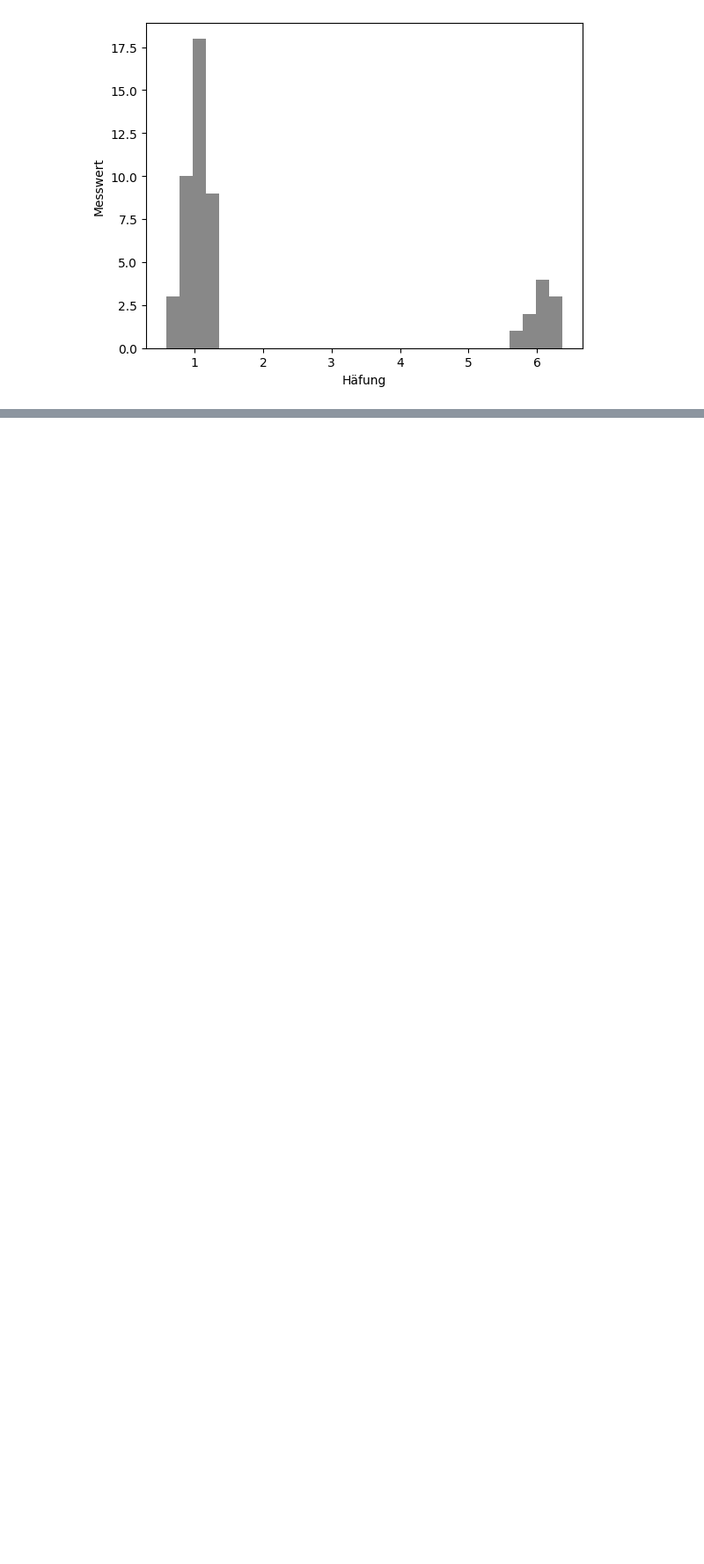
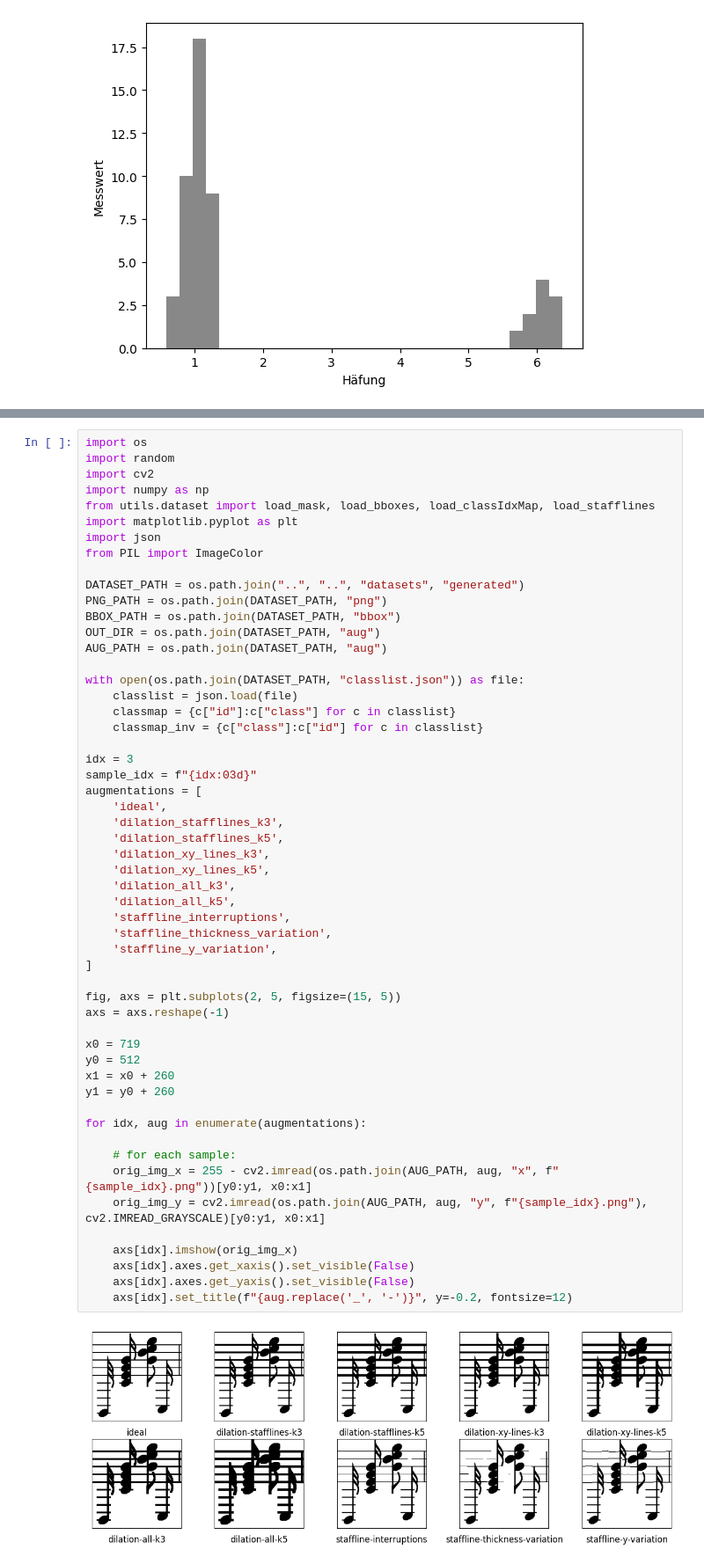
Before and after one commit to nudopnu/omr-unet, a Jupyter notebook: thesis-plots.ipynb, the cells around one changed output, grey strips where cells are left out. Shown: that part at 88% size. Drawn from its saved outputs; the diff is of its cells as text; blank space fills up the shorter version.

```diff
--- a/thesis-plots.ipynb
+++ b/thesis-plots.ipynb
@@ -284,0 +450,56 @@ Text(0.5, 0, 'Häfung')
+# %%
+import os
+import random
+import cv2
+import numpy as np
+from utils.dataset import load_mask, load_bboxes, load_classIdxMap, load_stafflines
+import matplotlib.pyplot as plt
+import json
+from PIL import ImageColor
+
+DATASET_PATH = os.path.join("..", "..", "datasets", "generated")
+PNG_PATH = os.path.join(DATASET_PATH, "png")
+BBOX_PATH = os.path.join(DATASET_PATH, "bbox")
+OUT_DIR = os.path.join(DATASET_PATH, "aug")
+AUG_PATH = os.path.join(DATASET_PATH, "aug")
+
+with open(os.path.join(DATASET_PATH, "classlist.json")) as file:
+    classlist = json.load(file)
+    classmap = {c["id"]:c["class"] for c in classlist}
+    classmap_inv = {c["class"]:c["id"] for c in classlist}
+
+idx = 3
+sample_idx = f"{idx:03d}"
+augmentations = [
+    'ideal',
+    'dilation_stafflines_k3',
+    'dilation_stafflines_k5',
+    'dilation_xy_lines_k3',
+    'dilation_xy_lines_k5',
+    'dilation_all_k3',
+    'dilation_all_k5',
+    'staffline_interruptions',
+    'staffline_thickness_variation',
+    'staffline_y_variation',
+]
+
+fig, axs = plt.subplots(2, 5, figsize=(15, 5))
+axs = axs.reshape(-1)
+
+x0 = 719
+y0 = 512
+x1 = x0 + 260
+y1 = y0 + 260
+
+for idx, aug in enumerate(augmentations):
+
+    # for each sample:
+    orig_img_x = 255 - cv2.imread(os.path.join(AUG_PATH, aug, "x", f"{sample_idx}.png"))[y0:y1, x0:x1]
+    orig_img_y = cv2.imread(os.path.join(AUG_PATH, aug, "y", f"{sample_idx}.png"), cv2.IMREAD_GRAYSCALE)[y0:y1, x0:x1]
+
+    axs[idx].imshow(orig_img_x)
+    axs[idx].axes.get_xaxis().set_visible(False)
+    axs[idx].axes.get_yaxis().set_visible(False)
+    axs[idx].set_title(f"{aug.replace('_', '-')}", y=-0.2, fontsize=12)
+# %% [output]
+[figure, added]
```
Also changed, not shown: parts of 6 cells of this notebook.
